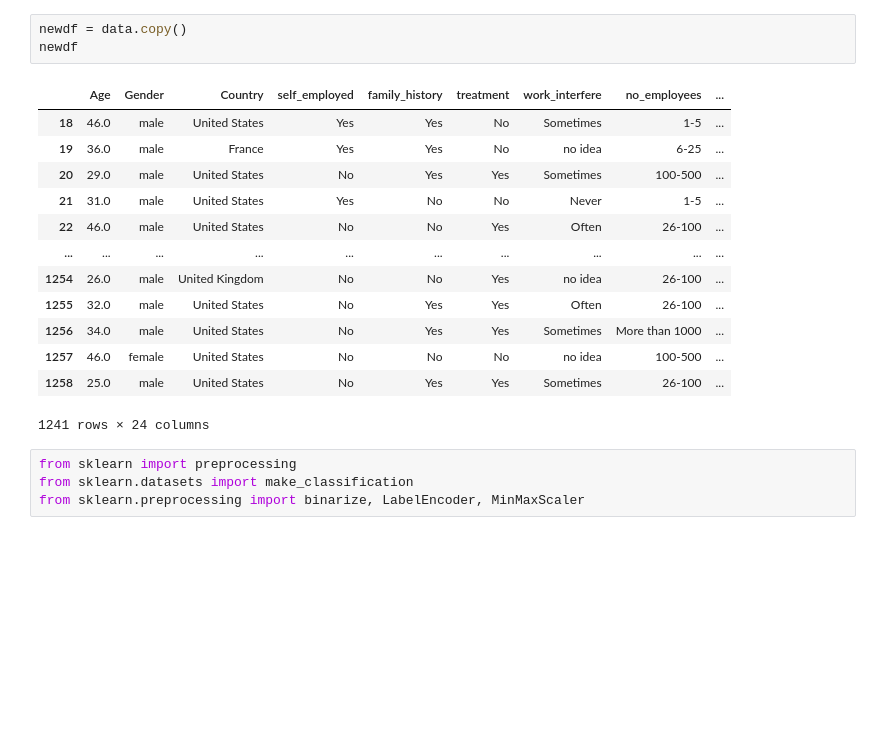
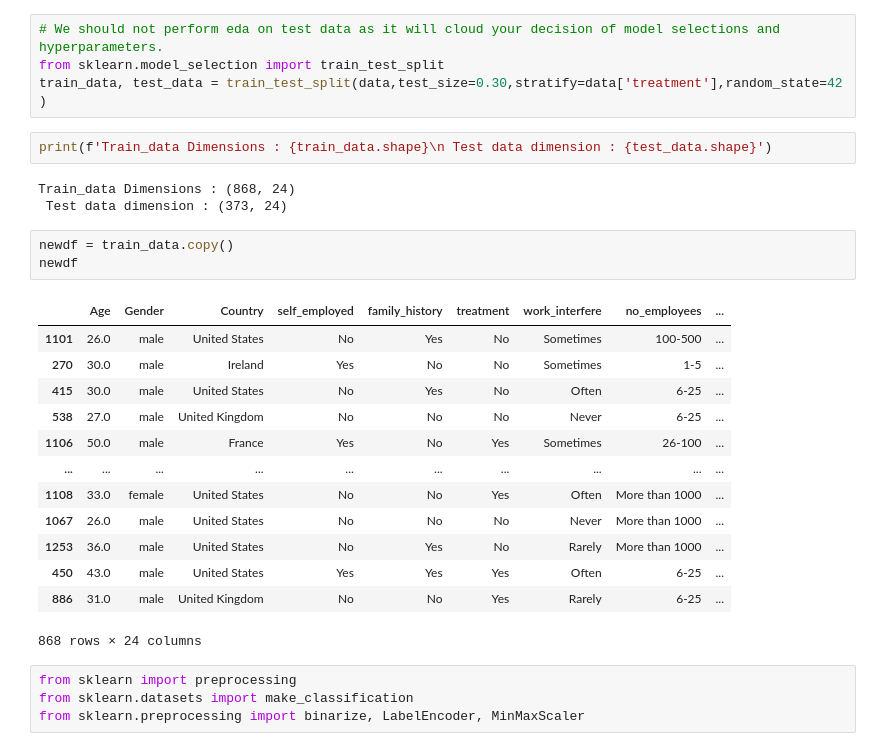
Before and after one commit to sreekruti/CPP-oops, a Jupyter notebook: mentalhealthproject.ipynb, the cells around one changed output. Drawn from its saved outputs; the diff is of its cells as text; blank space fills up the shorter version.

```diff
--- a/mentalhealthproject.ipynb
+++ b/mentalhealthproject.ipynb
@@ -395,23 +395,32 @@ px.histogram(data, x = "Country",
              title="supervisor percentage per country")
 # %% [output]
 [interactive output not drawn]
+# %%
+# We should not perform eda on test data as it will cloud your decision of model selections and hyperparameters.
+from sklearn.model_selection import train_test_split
+train_data, test_data = train_test_split(data,test_size=0.30,stratify=data['treatment'],random_state=42 )
+# %%
+print(f'Train_data Dimensions : {train_data.shape}\n Test data dimension : {test_data.shape}')
+# %% [output]
+Train_data Dimensions : (868, 24)
+ Test data dimension : (373, 24)
 # %%
-newdf = data.copy()
+newdf = train_data.copy()
 newdf
 # %% [output]
 |  | Age | Gender | Country | self_employed | family_history | treatment | work_interfere | no_employees | ... |
-| 18 | 46.0 | male | United States | Yes | Yes | No | Sometimes | 1-5 | ... |
-| 19 | 36.0 | male | France | Yes | Yes | No | no idea | 6-25 | ... |
-| 20 | 29.0 | male | United States | No | Yes | Yes | Sometimes | 100-500 | ... |
-| 21 | 31.0 | male | United States | Yes | No | No | Never | 1-5 | ... |
-| 22 | 46.0 | male | United States | No | No | Yes | Often | 26-100 | ... |
+| 1101 | 26.0 | male | United States | No | Yes | No | Sometimes | 100-500 | ... |
+| 270 | 30.0 | male | Ireland | Yes | No | No | Sometimes | 1-5 | ... |
+| 415 | 30.0 | male | United States | No | Yes | No | Often | 6-25 | ... |
+| 538 | 27.0 | male | United Kingdom | No | No | No | Never | 6-25 | ... |
+| 1106 | 50.0 | male | France | Yes | No | Yes | Sometimes | 26-100 | ... |
 | ... | ... | ... | ... | ... | ... | ... | ... | ... | ... |
-| 1254 | 26.0 | male | United Kingdom | No | No | Yes | no idea | 26-100 | ... |
-| 1255 | 32.0 | male | United States | No | Yes | Yes | Often | 26-100 | ... |
-| 1256 | 34.0 | male | United States | No | Yes | Yes | Sometimes | More than 1000 | ... |
-| 1257 | 46.0 | female | United States | No | No | No | no idea | 100-500 | ... |
-| 1258 | 25.0 | male | United States | No | Yes | Yes | Sometimes | 26-100 | ... |
+| 1108 | 33.0 | female | United States | No | No | Yes | Often | More than 1000 | ... |
+| 1067 | 26.0 | male | United States | No | No | No | Never | More than 1000 | ... |
+| 1253 | 36.0 | male | United States | No | Yes | No | Rarely | More than 1000 | ... |
+| 450 | 43.0 | male | United States | Yes | Yes | Yes | Often | 6-25 | ... |
+| 886 | 31.0 | male | United Kingdom | No | No | Yes | Rarely | 6-25 | ... |
-1241 rows × 24 columns
+868 rows × 24 columns
 # %%
 from sklearn import preprocessing
 from sklearn.datasets import make_classification
```
Also changed, not shown: parts of 16 cells of this notebook.
